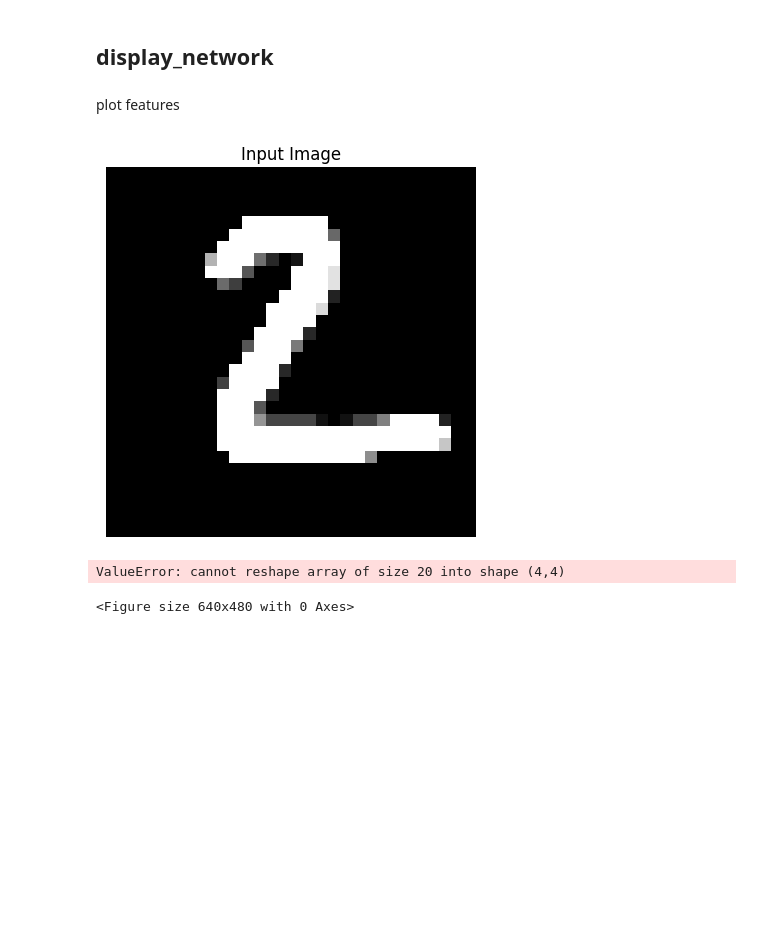
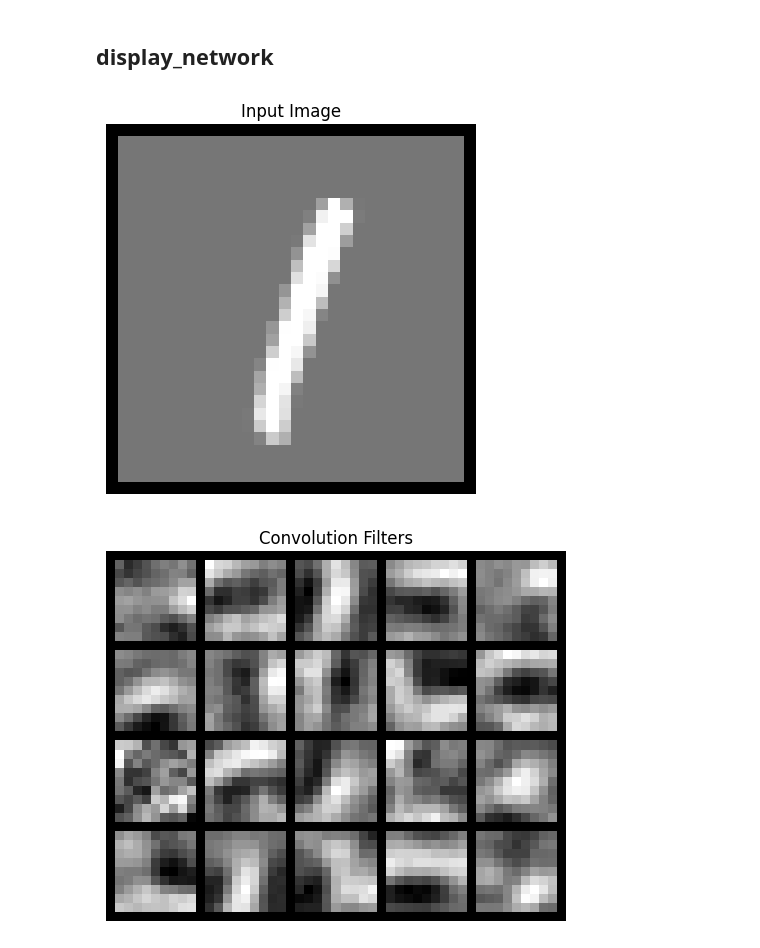
Before and after one commit to Finardi-FS/Neural-Shrimps, a Jupyter notebook: 04_Convolutional_Neural_Network/Conv_NN.ipynb, the cells around one changed output. Cells and saved outputs as stored; diff of their text form; code cells hidden in the pictures; blank space fills up the shorter version.

```diff
--- a/04_Convolutional_Neural_Network/Conv_NN.ipynb
+++ b/04_Convolutional_Neural_Network/Conv_NN.ipynb
@@ -209,0 +47,10 @@ y  [[ 4.  4.  8. 12. 12.]
+# %%
+N_tr_images = 7000
+X = images[:N_tr_images ,: ,:]
+D = labels[:N_tr_images]
+# %%
+# Training
+for epoch in range(10):
+	print(f"\rEpoch: {epoch + 1}", end='')
+	sys.stdout.flush()
+	W1, W5, Wo = CNN.SGD_MnistConv(W1, W5, Wo, X, D, 0.001, 0.95)
@@ -338,23 +105,23 @@ def display_network(A, title, opt_normalize=True, opt_graycolor=True, cols=None,
-# %% [markdown]
-plot features
 # %%
-import numpy as np
-import scipy.io as sio
-import matplotlib.pyplot as plt
-from scipy.signal import convolve2d
+flag_load_mat = False
 
-# Carica i dati dal file .mat
-data = sio.loadmat('MnistConv.mat')
-X = data['X']
-W1 = data['W1']
-W5 = data['W5']
-Wo = data['Wo']
+if flag_load_mat:
+	# Carica i dati dal file .mat
+	data = loadmat('MnistConv.mat')
+	X = data['X']
+	W1 = data['W1']
+	W5 = data['W5']
+	Wo = data['Wo']
+	X = np.transpose(X, (2, 0, 1))
+	W1 = np.transpose(W1, (2, 0, 1))
+else:
+     X = images
 
-X = np.transpose(X, (2, 0, 1))
-W1 = np.transpose(W1, (2, 0, 1))
 
 # Esempio di utilizzo
-k =  1
+k =  5
+
+
 x =  X[k, :, :]
 y1 = CNN.Conv(x, W1)
 y2 = CNN.ReLU(y1)
@@ -371,41 +138,40 @@ plt.figure()
 CNN.display_network(x.reshape(-1, 1), title='Input Image')
 
 # Visualizza i filtri di convoluzione
-convFilters = np.zeros((F, 9*9))
+convFilters = np.zeros((9*9, F))
 for i in range(F):
     filter = W1[i, :, :]
-    convFilters[i, :] = filter.flatten()
+    convFilters[:, i] = filter.flatten()
 
 plt.figure()
 CNN.display_network(convFilters, title='Convolution Filters')
 
 # Visualizza le caratteristiche [Convolution]
-fList = np.zeros((F, 20*20))
+fList = np.zeros((20*20, F))
 for i in range(F):
     feature = y1[i, :, :]
-    fList[i, :] = feature.flatten()
+    fList[:, i] = feature.flatten()
 
 plt.figure()
 CNN.display_network(fList, title='Features [Convolution]')
 
 # Visualizza le caratteristiche [Convolution + ReLU]
-fList = np.zeros((F, 20*20))
+fList = np.zeros((20*20, F))
 for i in range(F):
     feature = y2[i, :, :]
-    fList[i, :] = feature.flatten()
+    fList[:, i] = feature.flatten()
 
 plt.figure()
 CNN.display_network(fList, title='Features [Convolution + ReLU]')
 
 # Visualizza le caratteristiche [Convolution + ReLU + MeanPool]
-fList = np.zeros((F, 10*10))
+fList = np.zeros((10*10, F))
 for i in range(F):
     feature = y3[i, :, :]
-    fList[i, :] = feature.flatten()
+    fList[:, i] = feature.flatten()
 
 plt.figure()
 CNN.display_network(fList, title='Features [Convolution + ReLU + MeanPool]')
 # %% [output]
-[figure, old version]
+[figure, new version]
-ValueError: cannot reshape array of size 20 into shape (4,4)
-<Figure size 640x480 with 0 Axes>
+[figure, added]
```
Also changed, not shown: parts of 21 cells of this notebook, 4 other files.
